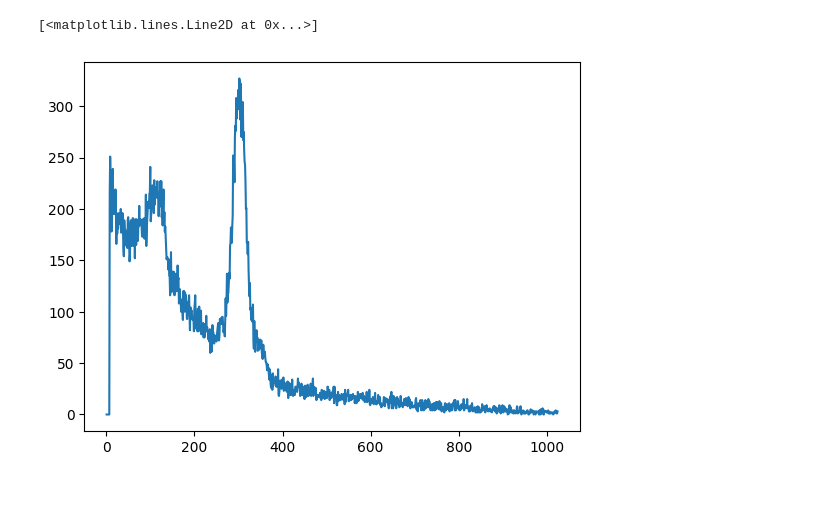
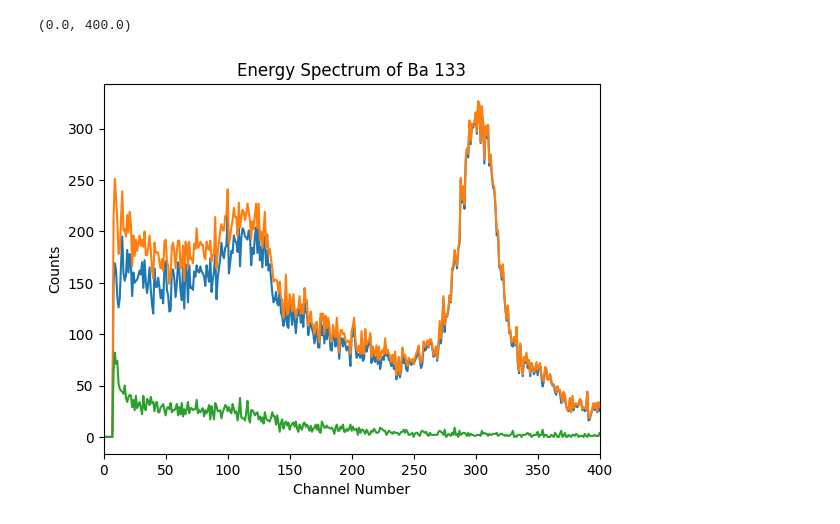
Before and after one commit to Shounak2512/Proportional-counter, a Jupyter notebook: Energy_Spect_Fe.ipynb, the cells around one changed output. Saved outputs shown, nothing was run; the diff lists cells and outputs as text; code cells hidden in the pictures; blank space fills up the shorter version.

```diff
--- a/Energy_Spect_Fe.ipynb
+++ b/Energy_Spect_Fe.ipynb
@@ -28,6 +60,12 @@ channel_no=np.arange(1,len(E_spectrum_fe)+1)
 # %%
-E_spectrum_fe=extract_mca_data("team_battery/am_10_1790_spectrum.mca")
-E_spectrum_am=extract_mca_data("team_battery/fe_10_1789_spectrum.mca")
-E_spectrum_ba=extract_mca_data("team_battery/ba_10_1790_spectrum.mca")
+raw_E_spectrum_fe=extract_mca_data("team_battery/am_10_1790_spectrum.mca")
+raw_E_spectrum_am=extract_mca_data("team_battery/fe_10_1789_spectrum.mca")
+raw_E_spectrum_ba=extract_mca_data("team_battery/ba_10_1790_spectrum.mca")
+# %%
+channel_no=np.arange(1,len(raw_E_spectrum_fe)+1)
+# %%
+E_spectrum_fe=bkg_corrector(bkg,raw_E_spectrum_fe)
+E_spectrum_am=bkg_corrector(bkg,raw_E_spectrum_am)
+E_spectrum_ba=bkg_corrector(bkg,raw_E_spectrum_ba)
 # %%
 plt.plot(channel_no,E_spectrum_fe)
@@ -37,3 +81,12 @@ plt.plot(channel_no,E_spectrum_fe)
 # %%
+am_fitting_range=[[26,35],[52,72]]
+am_p0=[[100,33,10],[1600,60,10]]
+graphfitter(am_fitting_range,2,gaussian,channel_no,E_spectrum_am,am_p0)
 plt.plot(channel_no,E_spectrum_am)
+plt.plot(channel_no,raw_E_spectrum_am)
+plt.plot(channel_no,bkg)
+plt.xlabel("Channel Number")
+plt.ylabel("Counts")
+plt.title("Energy Spectrum of Am 241")
+plt.xlim(0,200)
 # %% [output]
@@ -42,5 +101,11 @@ plt.plot(channel_no,E_spectrum_am)
 # %%
 plt.plot(channel_no,E_spectrum_ba)
+plt.plot(channel_no,raw_E_spectrum_ba)
+plt.plot(channel_no,bkg)
+plt.xlabel("Channel Number")
+plt.ylabel("Counts")
+plt.title("Energy Spectrum of Ba 133")
+plt.xlim(0,400)
 # %% [output]
-[<matplotlib.lines.Line2D at 0x...>]
+(0.0, 400.0)
-[figure, old version]
+[figure, new version]
```
Also changed, not shown: parts of 8 cells of this notebook.
